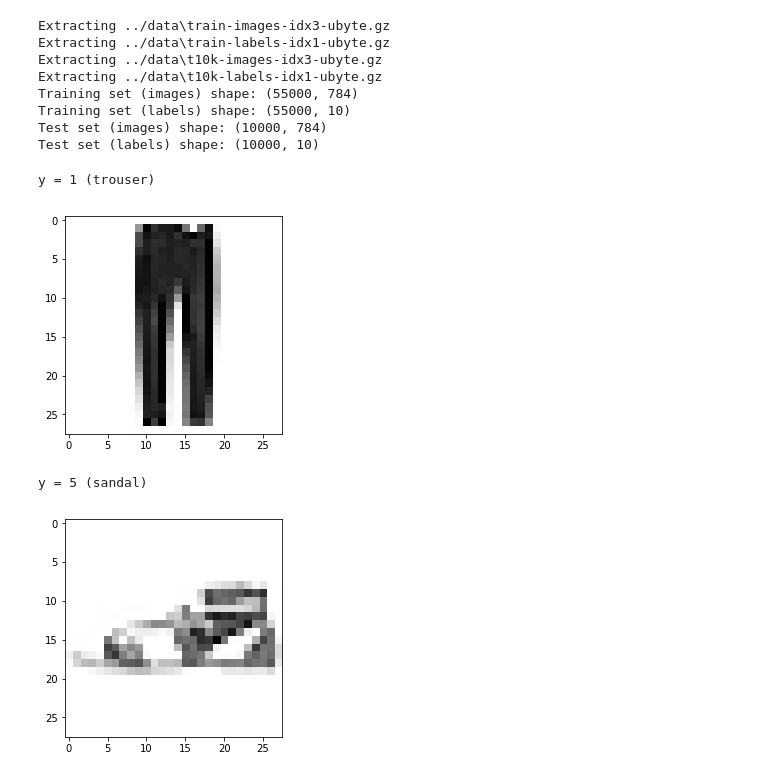
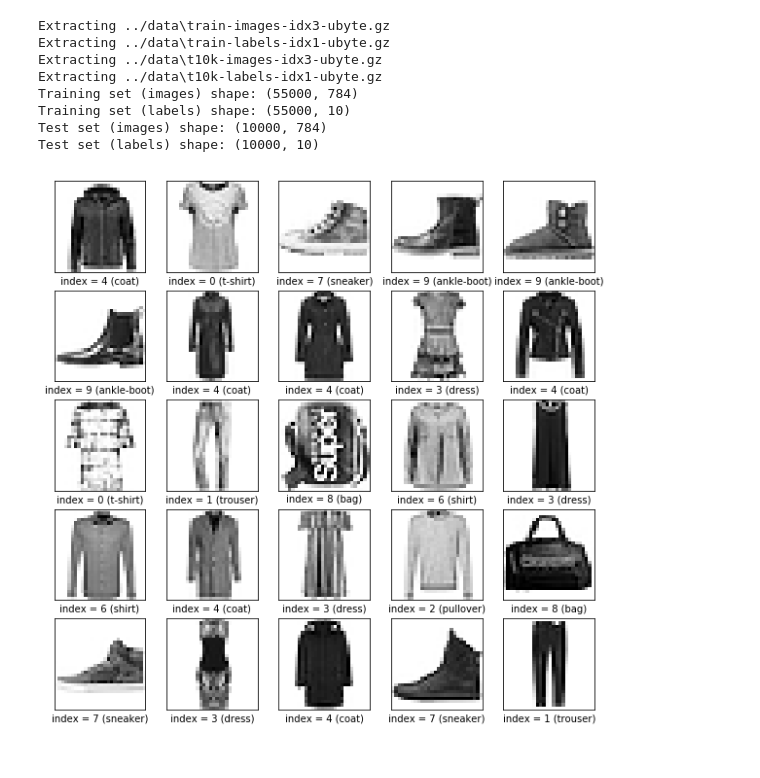
Before and after one commit to jeff1evesque/ist-718-lab, a Jupyter notebook: lab3/assignment3.ipynb, the cells around one changed output. Saved outputs shown, nothing was run; the diff lists cells and outputs as text; code cells hidden in the pictures.

```diff
--- a/lab3/assignment3.ipynb
+++ b/lab3/assignment3.ipynb
@@ -36,13 +36,10 @@ labels = {
     9: 'ankle-boot'
 }
 # %%
-# sample 1: get 28x28 image
-visualize([24, 31], fashion_mnist, labels)
+# visualize train sample
+visualize(range(25), fashion_mnist, labels)
 # %% [output]
-y = 1 (trouser)
-[figure, old version]
+[figure, new version]
-y = 5 (sandal)
-[figure, removed]
 # %%
 # Running our model
 train = fashion_mnist.train
```
Also changed, not shown: parts of 1 cell of this notebook.
